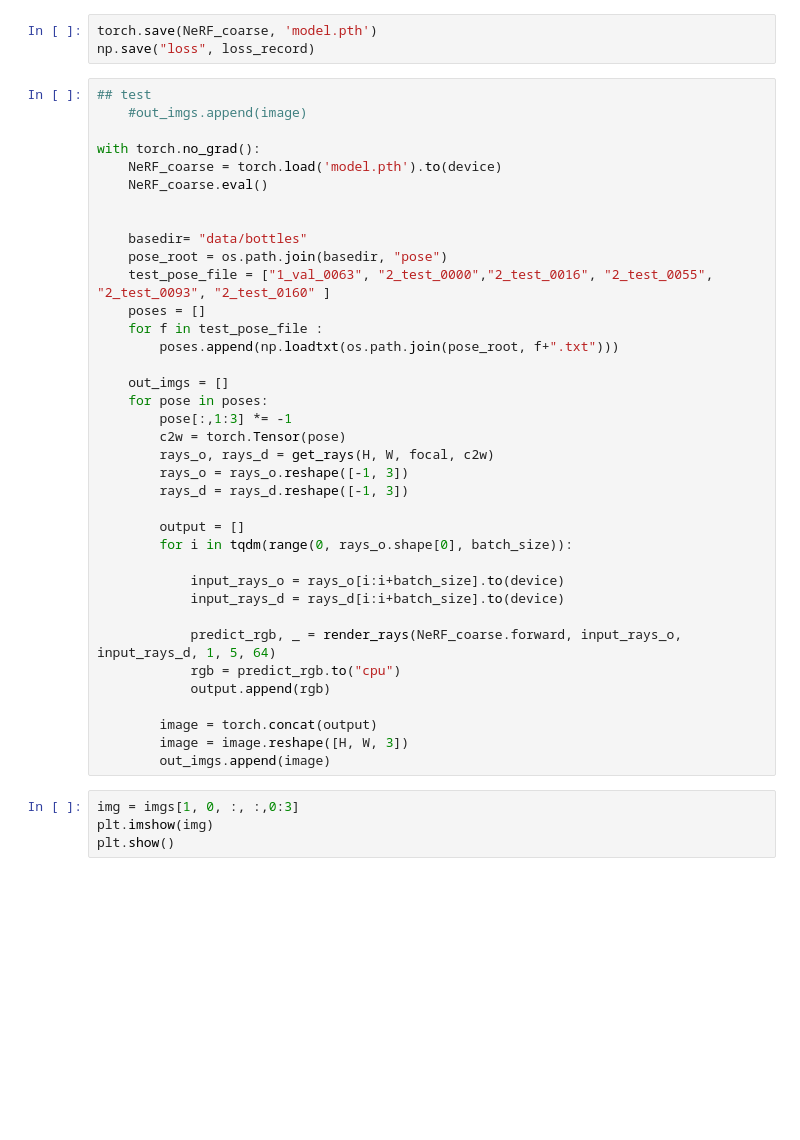
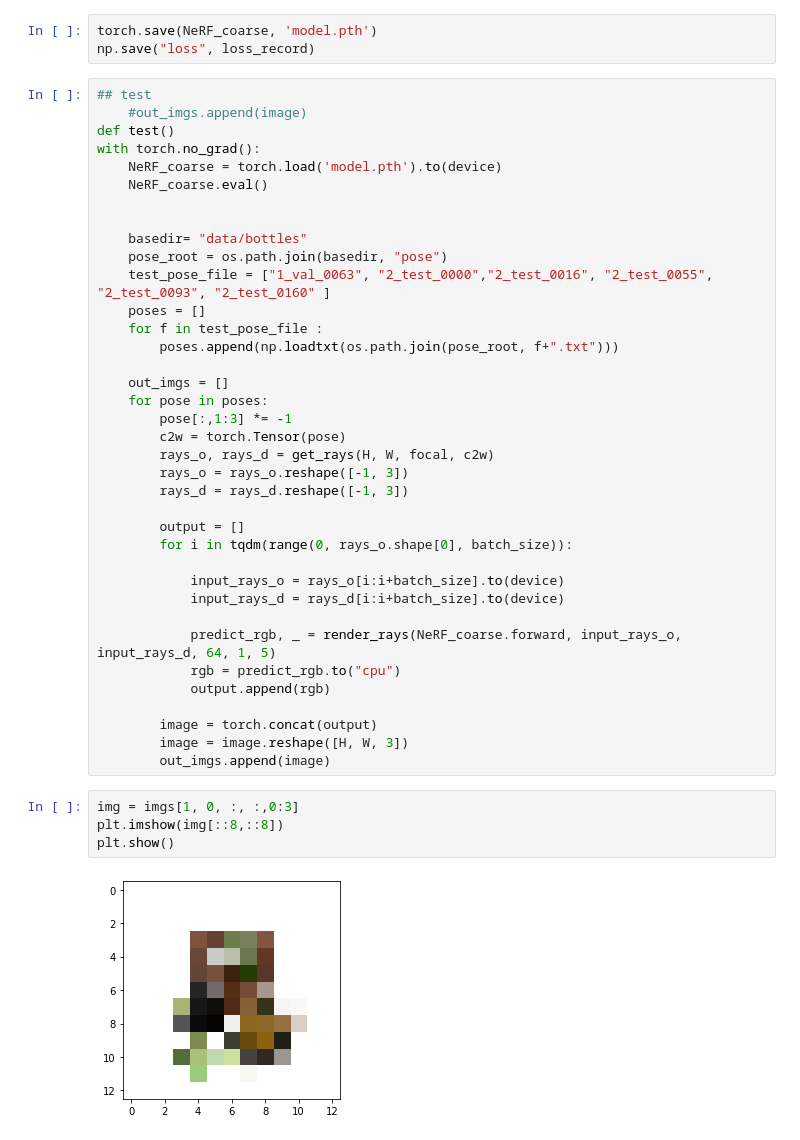
Before and after one commit to JerryAIwei/nerf_pytorch, a Jupyter notebook: training.ipynb, the cells around one changed output. Drawn from its saved outputs; the diff is of its cells as text; blank space fills up the shorter version.

```diff
--- a/training.ipynb
+++ b/training.ipynb
@@ -196,7 +212,7 @@ np.save("loss", loss_record)
 # %%
 ## test
     #out_imgs.append(image)
-
+def test()
 with torch.no_grad():
     NeRF_coarse = torch.load('model.pth').to(device)
     NeRF_coarse.eval()
@@ -223,7 +239,7 @@ with torch.no_grad():
             input_rays_o = rays_o[i:i+batch_size].to(device)
             input_rays_d = rays_d[i:i+batch_size].to(device)
 
-            predict_rgb, _ = render_rays(NeRF_coarse.forward, input_rays_o, input_rays_d, 1, 5, 64)
+            predict_rgb, _ = render_rays(NeRF_coarse.forward, input_rays_o, input_rays_d, 64, 1, 5)
             rgb = predict_rgb.to("cpu")
             output.append(rgb)
 
@@ -232,8 +248,10 @@ with torch.no_grad():
         out_imgs.append(image)
 # %%
 img = imgs[1, 0, :, :,0:3]
-plt.imshow(img)
+plt.imshow(img[::8,::8])
 plt.show()
+# %% [output]
+[figure, added]
 # %%
 import matplotlib.pyplot as plt
 for img in out_imgs:
```
Also changed, not shown: parts of 7 cells of this notebook, 2 other files.
